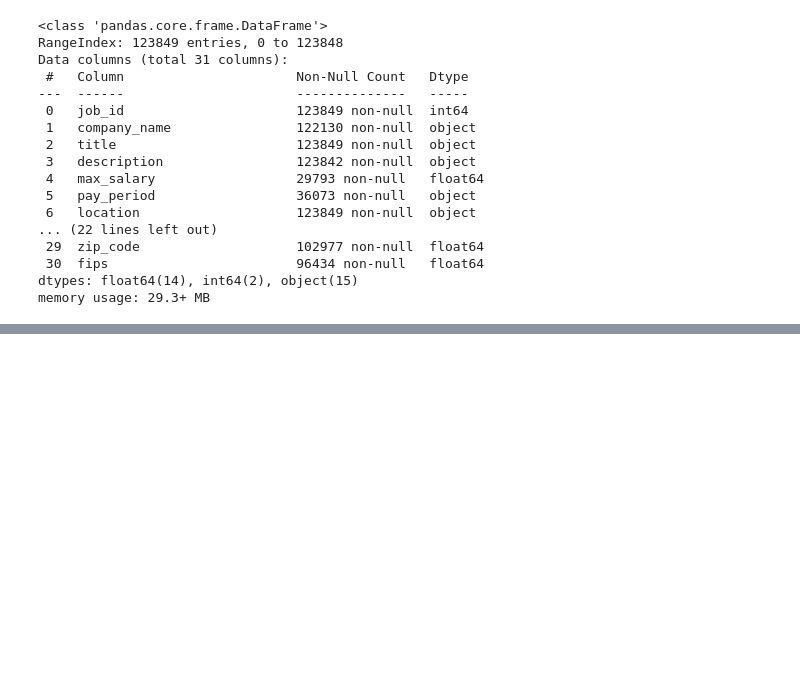
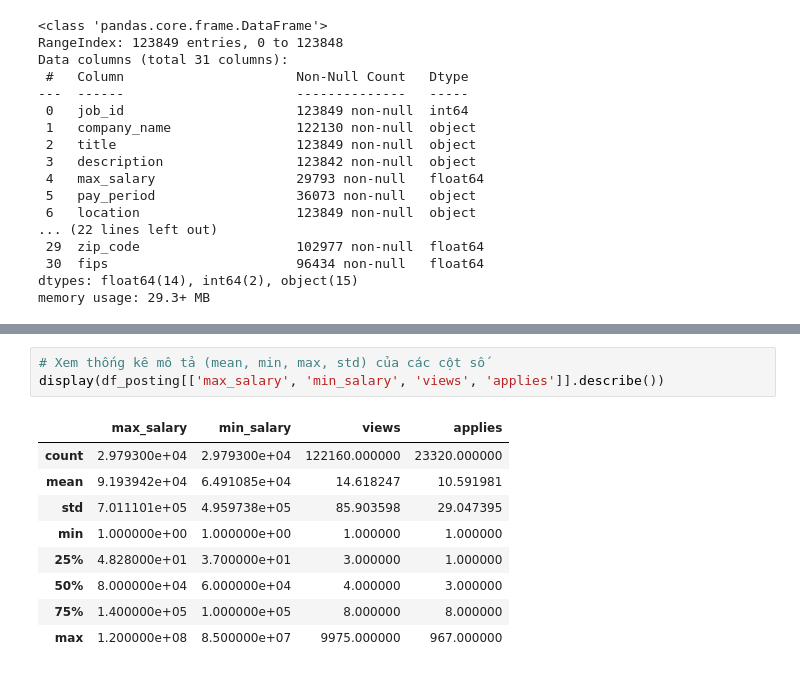
Before and after one commit to longhbuit/xldl, a Jupyter notebook: xldl.ipynb, the cells around one changed output, grey strips where cells are left out. Cells and saved outputs as stored; diff of their text form; blank space fills up the shorter version.

```diff
--- a/xldl.ipynb
+++ b/xldl.ipynb
@@ -58,0 +126,13 @@ memory usage: 29.3+ MB
+# %%
+# Xem thống kê mô tả (mean, min, max, std) của các cột số
+display(df_posting[['max_salary', 'min_salary', 'views', 'applies']].describe())
+# %% [output]
+|  | max_salary | min_salary | views | applies |
+| count | 2.979300e+04 | 2.979300e+04 | 122160.000000 | 23320.000000 |
+| mean | 9.193942e+04 | 6.491085e+04 | 14.618247 | 10.591981 |
+| std | 7.011101e+05 | 4.959738e+05 | 85.903598 | 29.047395 |
+| min | 1.000000e+00 | 1.000000e+00 | 1.000000 | 1.000000 |
+| 25% | 4.828000e+01 | 3.700000e+01 | 3.000000 | 1.000000 |
+| 50% | 8.000000e+04 | 6.000000e+04 | 4.000000 | 3.000000 |
+| 75% | 1.400000e+05 | 1.000000e+05 | 8.000000 | 8.000000 |
+| max | 1.200000e+08 | 8.500000e+07 | 9975.000000 | 967.000000 |
```
Also changed, not shown: parts of 3 cells of this notebook.
